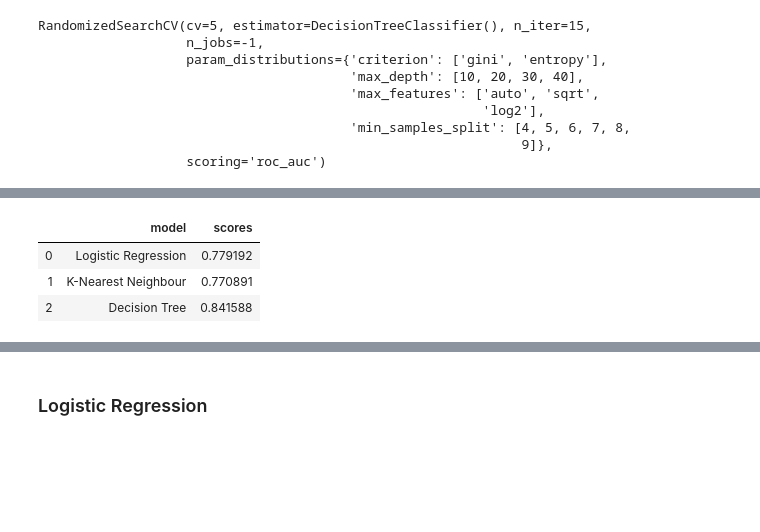
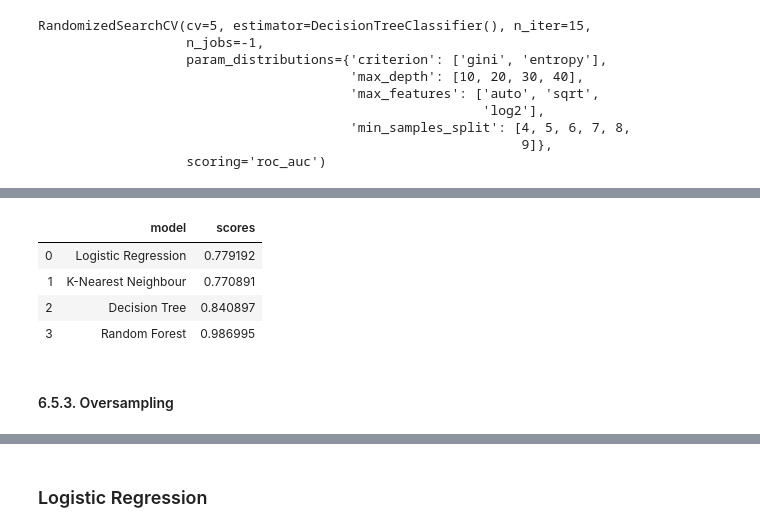
Before and after one commit to farah31/Final_Project_JCDS01_BKS_Telecom_Customer_Churn_Predict, a Jupyter notebook: 3_Classification_Model_Optimizing.ipynb, the cells around one changed output, grey strips where cells are left out. Cells and saved outputs as stored; diff of their text form; code cells hidden in the pictures; blank space fills up the shorter version.

```diff
--- a/3_Classification_Model_Optimizing.ipynb
+++ b/3_Classification_Model_Optimizing.ipynb
@@ -470,0 +762,7 @@ weighted avg       0.77      0.73      0.75      2110
+# %%
+best_rfc = rfc_random.best_estimator_
+
+predict_rfc = best_rfc.predict(X_test)
+proba_rfc = best_rfc.predict_proba(X_test)
+print(classification_report(y_test, predict_rfc))
+print(confusion_matrix(y_test, predict_rfc))
@@ -470,0 +783,5 @@ weighted avg       0.77      0.73      0.75      2110
+# %%
+rfcsm_random = RandomizedSearchCV(estimator= rfc,
+                              param_distributions= rfc_param,
+                              n_iter=15, cv=5, n_jobs=-1, scoring='roc_auc')
+rfcsm_random.fit(X_sm, y_sm)
@@ -470,0 +814,7 @@ weighted avg       0.77      0.73      0.75      2110
+# %%
+best_rfcsm = rfcsm_random.best_estimator_
+
+predict_rfcsm = best_rfcsm.predict(X_test)
+proba_rfcsm = best_rfcsm.predict_proba(X_test)
+print(classification_report(y_test, predict_rfcsm))
+print(confusion_matrix(y_test, predict_rfcsm))
@@ -475,9 +889,9 @@ weighted avg       0.77      0.73      0.75      2110
 # %%
 scores = []
-for model in [best_lr, best_knn, best_dtr]:
+for model in [best_lr, best_knn, best_dtr, best_rfc]:
     scores.append(model.score(X_test, y_test))
 
-scores_df = pd.DataFrame({'model': ['Logistic Regression', 'K-Nearest Neighbour', 'Decision Tree'], 'scores': scores})
+scores_df = pd.DataFrame({'model': ['Logistic Regression', 'K-Nearest Neighbour', 'Decision Tree', 'Random Forest'], 'scores': scores})
 scores_df
 # %% [output]
 |  | model | scores |
@@ -489,12 +904,15 @@ scores_df
 # %%
 scores = []
-for model in [best_lrsm, best_knnsm, best_dtrsm]:
+for model in [best_lrsm, best_knnsm, best_dtrsm, best_rfcsm]:
     scores.append(model.score(X_sm, y_sm))
 
-scores_df = pd.DataFrame({'model': ['Logistic Regression', 'K-Nearest Neighbour', 'Decision Tree'], 'scores': scores})
-scores_df
+scores_dfsm = pd.DataFrame({'model': ['Logistic Regression', 'K-Nearest Neighbour', 'Decision Tree', 'Random Forest'], 'scores': scores})
+scores_dfsm
 # %% [output]
 |  | model | scores |
 | 0 | Logistic Regression | 0.779192 |
 | 1 | K-Nearest Neighbour | 0.770891 |
-| 2 | Decision Tree | 0.841588 |
+| 2 | Decision Tree | 0.840897 |
+| 3 | Random Forest | 0.986995 |
+# %% [markdown]
+#### 6.5.3. Oversampling
```
Also changed, not shown: parts of 112 cells of this notebook, 3 other files.
